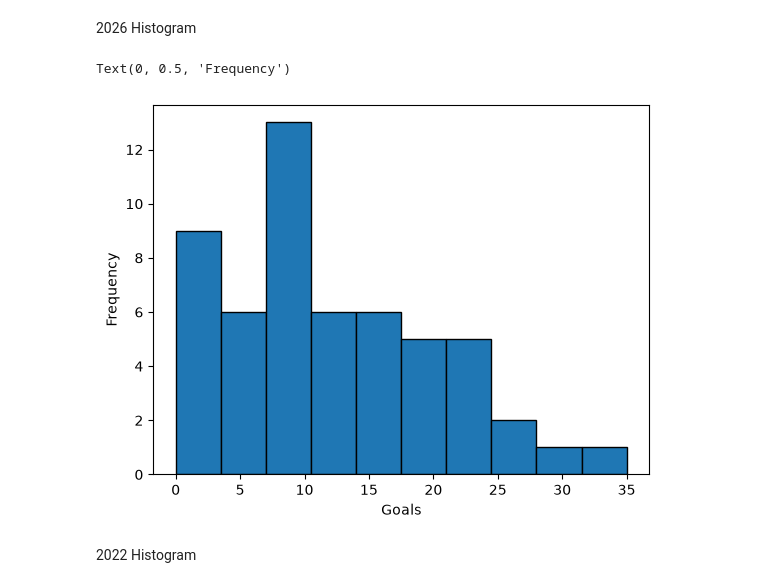
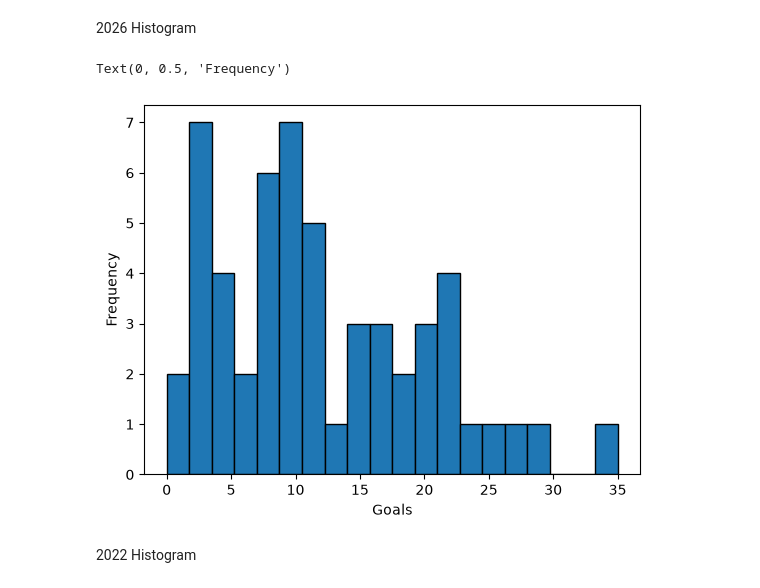
Before and after one commit to aalskdjfhg123/MDST-Sports-Soccer, a Jupyter notebook: WCQ_UEFA_datasets/attempt.ipynb, the cells around one changed output. Saved outputs shown, nothing was run; the diff lists cells and outputs as text; code cells hidden in the pictures.

```diff
--- a/WCQ_UEFA_datasets/attempt.ipynb
+++ b/WCQ_UEFA_datasets/attempt.ipynb
@@ -214,11 +244,11 @@ The first step in EDA is usually looking at the variable of interest in isolatio
 # %% [markdown]
 2026 Histogram
 # %%
-df2026["Goals"].hist(edgecolor="black", grid=False)
+df2026["Goals"].hist(bins = 20, edgecolor="black", grid=False)
 plt.xlabel('Goals')
 plt.ylabel('Frequency')
 # %% [output]
 Text(0, 0.5, 'Frequency')
-[figure, old version]
+[figure, new version]
 # %% [markdown]
 2022 Histogram
```
Also changed, not shown: parts of 4 cells of this notebook.
